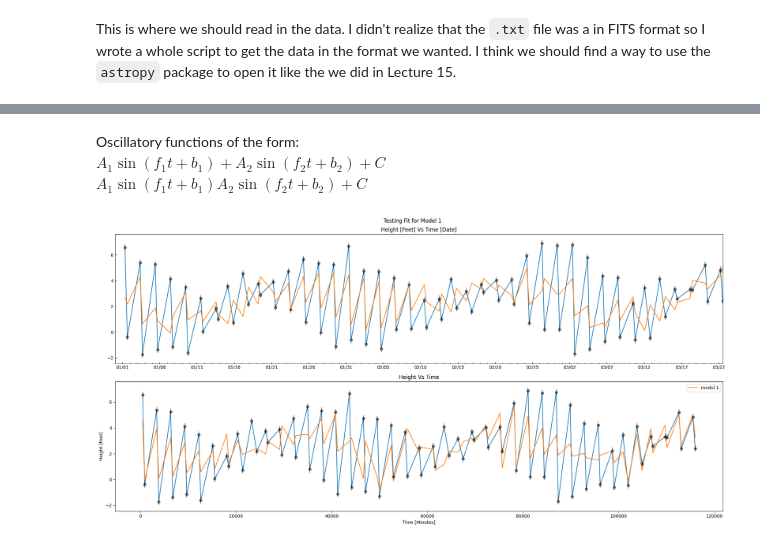
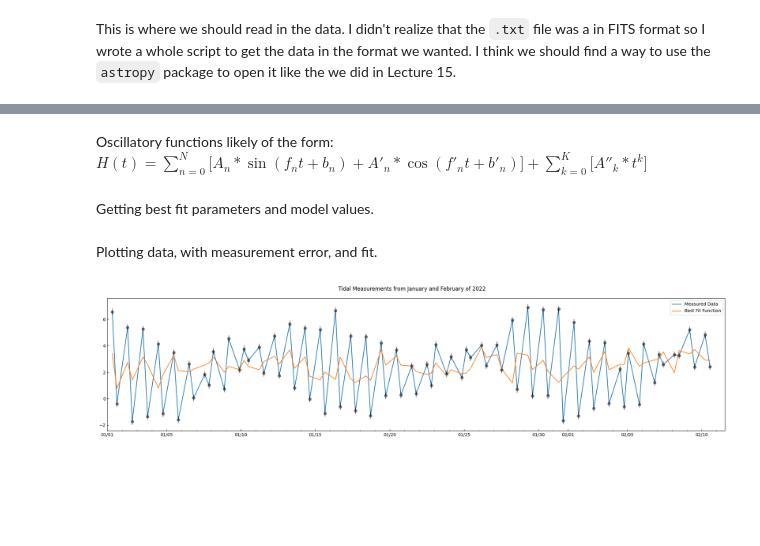
Before and after one commit to ZacharyJamesAdams/ASTR-19-Group-Project, a Jupyter notebook: testbed.ipynb, the cells around one changed output, grey strips where cells are left out. Drawn from its saved outputs; the diff is of its cells as text; code cells hidden in the pictures; blank space fills up the shorter version.

```diff
--- a/testbed.ipynb
+++ b/testbed.ipynb
@@ -100,5 +62,4 @@ timedata = daydata*24*60 + timedata
 # %% [markdown]
-Oscillatory functions of the form:
-$ A_1\sin(f_{1}t +b_1) + A_2\sin(f_{2}t + b_2) + C$
-$ A_1\sin(f_{1}t +b_1)A_2\sin(f_{2}t + b_2) + C$
+Oscillatory functions likely of the form:
+$ H(t) = \sum\limits_{n=0}^{N} \biggl[A_n * \sin(f_{n}t +b_n) + A'_n * \cos(f'_{n}t +b'_n)\biggr] + \sum\limits_{k=0}^{K} \biggl[A''_{k}*t^{k}\biggr]$
 # %%
@@ -127,46 +68,41 @@ params2, _ = optimize.curve_fit(func2,timedata,heightdata,sigma = height_err,p0=
+# %% [markdown]
+Getting best fit parameters and model values.
+# %%
+initial_values = [5, np.pi/20000, 0.,
+                  7, np.pi/1000, 0.1,
+                  7, np.pi/1000, 0.1,
+                  7, np.pi/1000, 0.1,
+                  1.0,
+                  1.4,
+                  3.5]
+params, _ = optimize.curve_fit(func,timedata,heightdata,sigma = height_err,p0=initial_values,maxfev=10000)
+
+model_height =func(timedata,*params)
+# %% [markdown]
+Plotting data, with measurement error, and fit.
 # %%
-%matplotlib inline
+fig,ax = plt.subplots(1,1,figsize=(20,5), )
 
-import matplotlib.dates as mdates
-from datetime import datetime,timedelta
+fig.suptitle('Tidal Measurements from January and February of 2022')
 
-fig,ax = plt.subplots(2,1,figsize=(20,10), )
+ax.plot(datedata,heightdata, label = 'Measured Data')
+ax.errorbar(datedata,heightdata,height_err,fmt='o',alpha=0.5,color='black')
+ax.plot(datedata,model_height, label = 'Best Fit Function')
 
-fig.suptitle('Testing Fit for Model 1')
-mod_1_height =func1(timedata,*params1)
+# Tick and tick label formatting. See: https://docs.python.org/3/library/datetime.html#strftime-strptime-behavior
+# For x-axis (time)
+date_major_format = mdates.DateFormatter('%m/%d')
+ax.xaxis.set_major_formatter(date_major_format)
+ax.xaxis.set_major_locator(mdates.DayLocator(bymonthday=[1]+[i for i in range(5,32,5)]))
+ax.xaxis.set_minor_locator(mdates.DayLocator())
+ax.tick_params(axis='both',which='both',direction='in',)
+# For y-axis (height)
+#[TODO]ax.yaxis.set_major_locator(mpl.ticker.AutoLocator())
 
-#pick start time
-start_time = datetime(2022,1,1,0,0)
-# for each minute data point, offset start date by that many minutes
-datedata = [start_time + timedelta(minutes=m) for m in np.astype(timedata,type(int))]
-# create and use format for major ticks. See: https://docs.python.org/3/library/datetime.html#strftime-strptime-behavior
-date_major_format = mdates.DateFormatter('%m/%d')
-ax[0].xaxis.set_major_formatter(date_major_format)
-ax[0].xaxis.set_major_locator(mdates.DayLocator(interval=5,))
-# create and use format for minor ticks. See: https://docs.python.org/3/library/datetime.html#strftime-strptime-behavior
-ax[0].xaxis.set_minor_locator(mdates.DayLocator())
-ax[0].set_xlim(start_time-timedelta(days=1),datedata[-1])
-
-
-ax[0].set_title('Height [Feet] Vs Time [Date]')
-ax[0].plot(datedata,heightdata)
-ax[0].errorbar(datedata,heightdata,height_err,fmt='o',alpha=0.5,color='black')
-ax[0].plot(datedata,mod_1_height, label = 'model 1')
-
-ax[1].set_title('Height Vs Time')
-ax[1].plot(timedata,heightdata)
-ax[1].errorbar(timedata,heightdata,height_err,fmt='o',alpha=0.5,color='black')
-ax[1].plot(timedata,func2(timedata,*params2), label = 'model 1')
-ax[1].set_xlabel('Time [Minutes]')
-ax[1].set_ylabel('Height [Feet]')
-
-# moving ticks to inside axes
-ax[0].tick_params(axis='both',which='both',direction='in',)
-ax[0].tick_params(axis='both',which='both',direction='in',)
-
+ax.set_xlim(start_time, datedata[-1]+timedelta(days=1))
 plt.tight_layout()
 plt.legend()
-plt.show()
+# plt.show()
 fig.savefig('testbed.png',bbox_inches = 'tight',dpi = 300)
 # %% [output]
-[figure, old version]
+[figure, new version]
```
Also changed, not shown: parts of 14 cells of this notebook.
